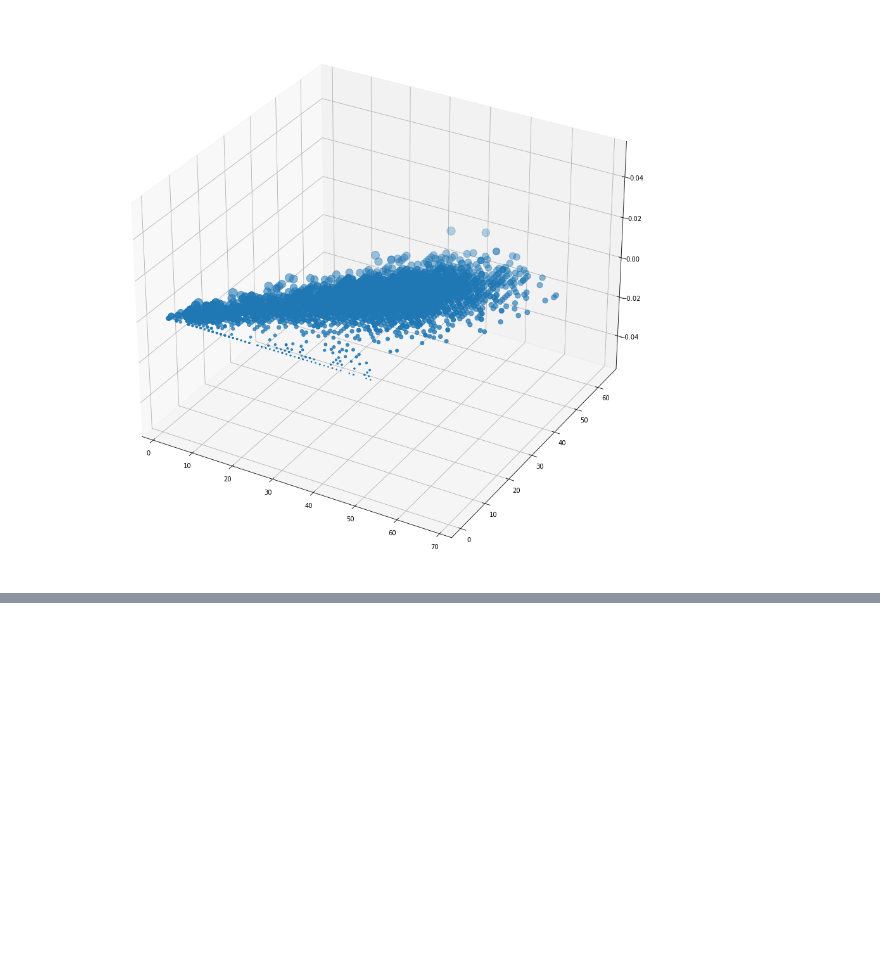
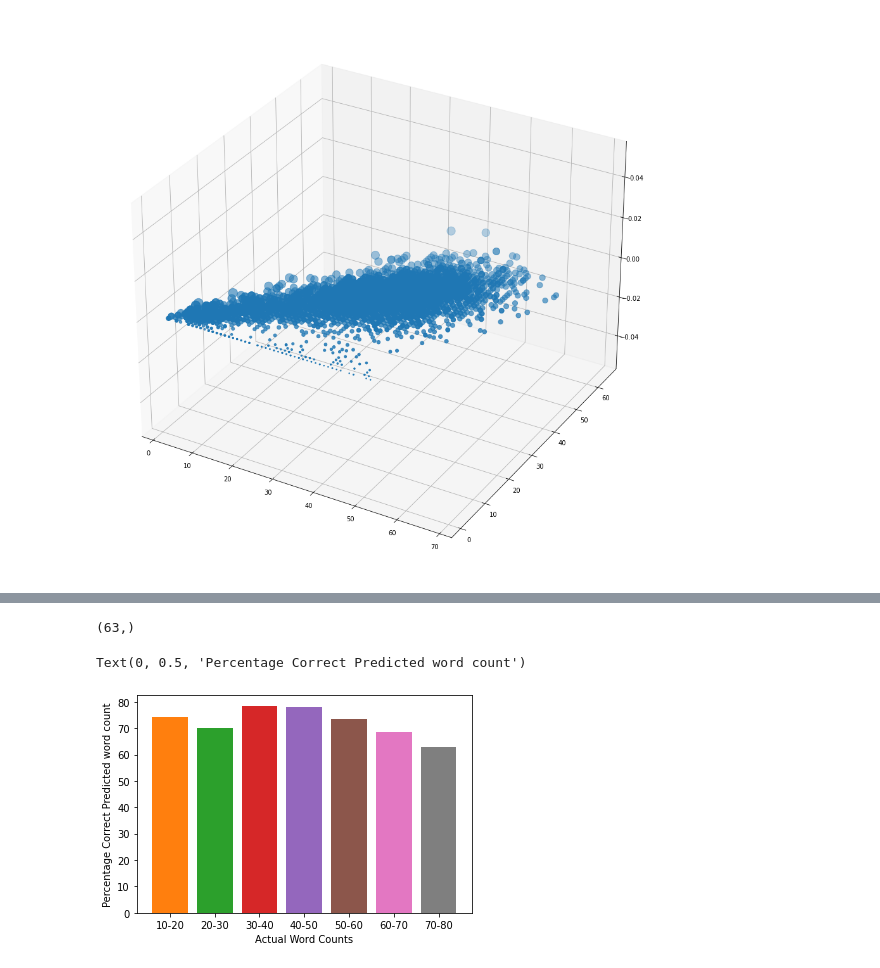
Before and after one commit to Majkil/Artefact, a Jupyter notebook: Research autosplit.ipynb, the cells around one changed output, grey strips where cells are left out. Saved outputs shown, nothing was run; the diff lists cells and outputs as text; code cells hidden in the pictures; blank space fills up the shorter version.

```diff
--- a/Research autosplit.ipynb
+++ b/Research autosplit.ipynb
@@ -186,0 +186,23 @@ len(phonemes[1]), 123
+# %%
+#np.argmax(words_actual)
+words_actual[np.argmax(words_actual)]
+bins = np.linspace(0,70,8)
+digi= np.digitize(words_actual,bins)
+#np.where(digi ==1)
+# %%
+print(np.array(words_predicted)[np.where(digi ==7)].shape)
+legends = []
+fig, ax = plt.subplots()
+for x in range(0,8):
+    #plt.bar(x*1.5,np.average(np.array(words_actual)[np.where(digi ==x)]),1 ,alpha=0.5 )
+    #plt.bar(x*1.5,np.average(np.array(words_predicted)[np.where(digi ==x)]),1 ,alpha=0.5, color='k')
+    label = str(x*10)+'-'+str((x+1)*10)
+    ax.bar(x,  np.average(np.array(Pc)[np.where(digi ==x)])*100, label=label )
+    legends.append(label)
+ax.set_xticklabels(legends)
+plt.xlabel("Actual Word Counts")
+plt.ylabel("Percentage Correct Predicted word count")
+# %% [output]
+(63,)
+Text(0, 0.5, 'Percentage Correct Predicted word count')
+[figure, added]
```
Also changed, not shown: parts of 10 cells of this notebook, 2 other files.
